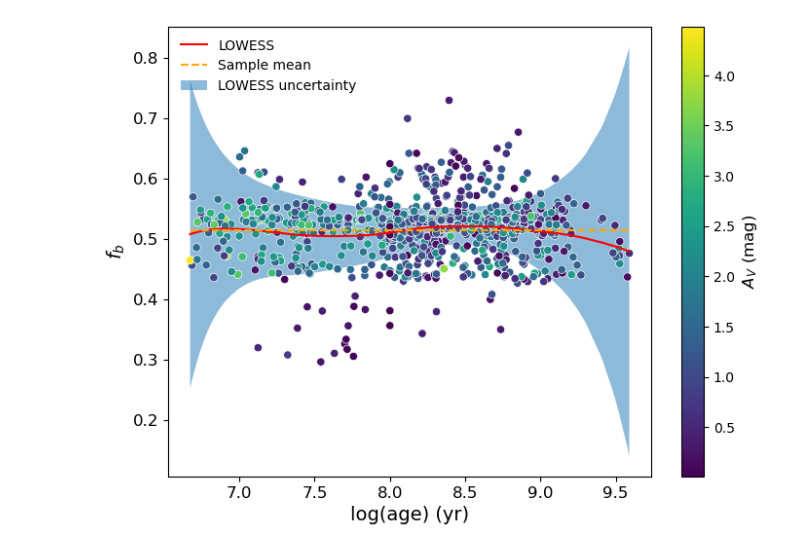
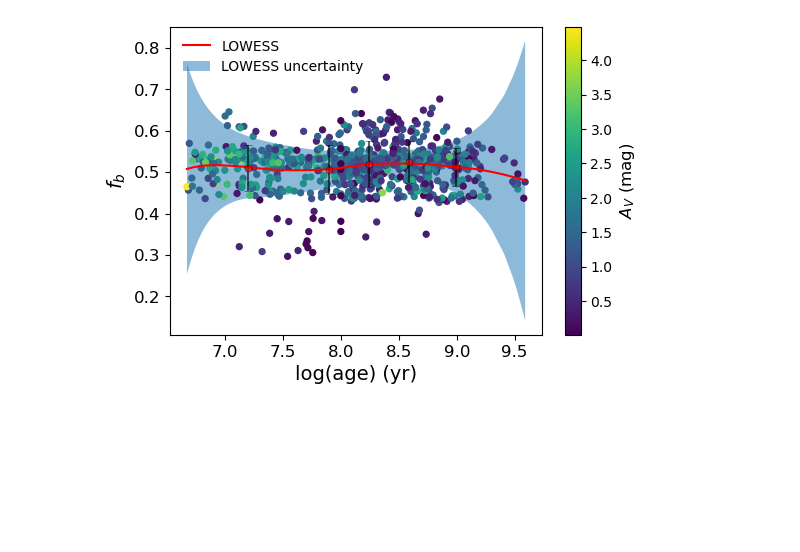
Before and after one commit to RuanPH26/stellar_multiplicity_in_open_clusters, a Jupyter notebook: Age.ipynb, the cells around one changed output. Drawn from its saved outputs; the diff is of its cells as text; code cells hidden in the pictures; blank space fills up the shorter version.

```diff
--- a/Age.ipynb
+++ b/Age.ipynb
@@ -80,36 +90,45 @@ else:
 # %%
-fig, ax = plt.subplots(figsize=(8, 6))
+fig, ax = plt.subplots(figsize=(6, 4))
 
-X = df.age.values
-Y = df.bin_frac_corr.values
+X = df.age
+Y = df.bin_frac_corr
 
-#AJUSTANDO O LOWESS
 order = np.argsort(X)
 y_sm, y_std = lowess(X,Y, f=0.3)
 ax.plot(X[order], y_sm[order], color='red', label='LOWESS')
-ax.hlines(Y.mean(),X.min(),X.max(),colors='orange',linestyles='--',label='Sample mean')
-ax.fill_between(X[order], y_sm[order] - 1.96*y_std[order],
-                 y_sm[order] + 1.96*y_std[order], alpha=0.5, label='LOWESS uncertainty')
+ax.fill_between(X[order],
+                np.where((y_sm[order] - 1.96*y_std[order])<0, 0 , y_sm[order] - 1.96*y_std[order]),
+                np.where((y_sm[order] + 1.96*y_std[order])>1, 1 , y_sm[order] + 1.96*y_std[order]),
+                alpha=0.5, label='LOWESS uncertainty')
 
-sc = sns.scatterplot(data=df, x='age', y='bin_frac_corr', hue='Av', palette=palette, legend=False, ax=ax,)
+sc = ax.scatter(
+        X,
+        Y,
+        c=df['Av'],
+        cmap=palette,
+        s=18
+    )
 
+subconjuntos = np.array_split(df.sort_values(by=X.name), 5)
 
-norm = mpl.colors.Normalize(
-    vmin=df['Av'].min(skipna=True),
-    vmax=df['Av'].max(skipna=True)
-)
+x, y = [], []
+x_err, y_err = [], []
 
-cm_ = mpl.cm.ScalarMappable(norm=norm, cmap=palette)
-cm_.set_array([])
+for conjunto in subconjuntos:
+    x.append(conjunto[X.name].mean())
+    y.append(conjunto[Y.name].mean())
+    y_err.append(conjunto[Y.name].std())
 
-cbar = fig.colorbar(cm_, ax=ax)
+ax.errorbar(x,y,yerr = y_err, fmt='o',capsize=3, c='red', alpha=0.6, ms=5, ecolor = 'k', mec='k', mew=0.5,)
+
+cbar = fig.colorbar(sc, ax=ax)
 cbar.set_label(r'$A_V$ (mag)', fontdict=font_cb)
 
 ax.set_xlabel('log(age) (yr)', fontdict=font)
 ax.set_ylabel(r'$f_b$', fontdict=font)
 ax.tick_params(labelsize=labelsize)
 ax.legend(frameon=False, loc = 'upper left')
-#plt.savefig('Figures/dist_fb_age.png', bbox_inches='tight', dpi=300)
+plt.savefig('Figures/dist_fb_age.png', bbox_inches='tight', dpi=300)
 plt.show()
 # %% [output]
-[figure, old version]
+[figure, new version]
```
Also changed, not shown: parts of 5 cells of this notebook, 22 other files.
